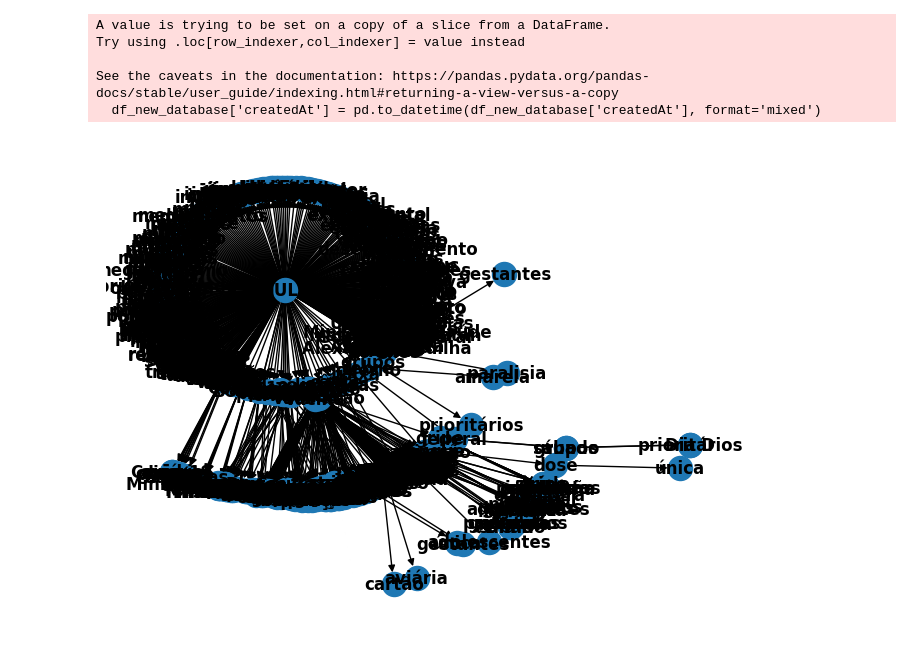
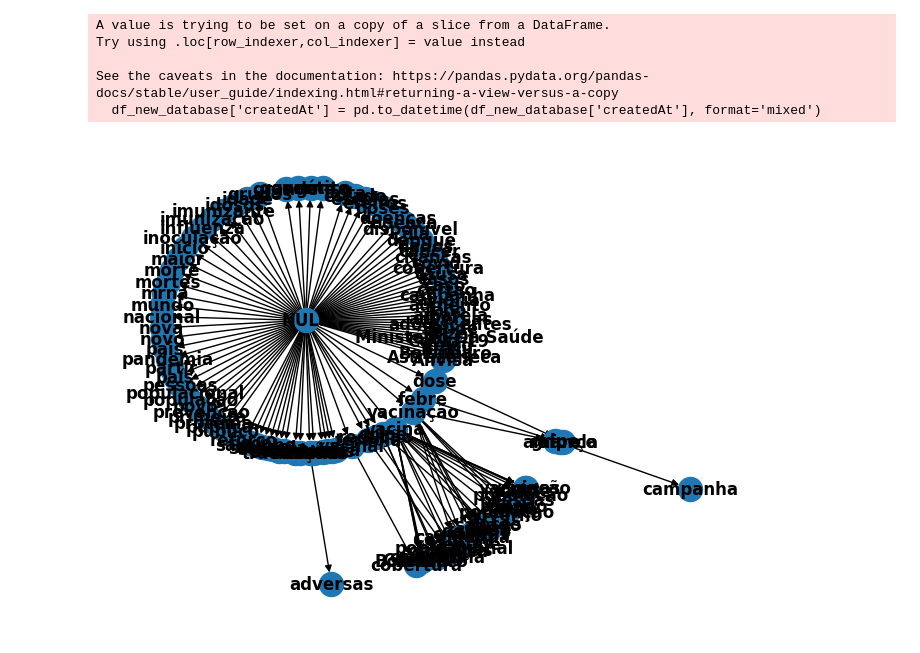
Before and after one commit to luiza-bolonha/Pre-Processing-ToR, a Jupyter notebook: main_tweet.ipynb, the cells around one changed output. Drawn from its saved outputs; the diff is of its cells as text; code cells hidden in the pictures.

```diff
--- a/main_tweet.ipynb
+++ b/main_tweet.ipynb
@@ -228,12 +228,12 @@ with open('datasets/database_2025.csv', encoding='utf-8') as f:
 # %%
 from trieofrules import trieofrules
 
 #supported algorithms: FP-max, FP-growth, Apriori
-TOR = trieofrules(data = resultado, alg='Apriori', min_support=0.003)
+TOR = trieofrules(data = resultado, alg='Apriori', min_support=0.01)
 TOR.draw()
 TOR.save_graph(filename = 'outputs/database_2025.graphml')
 # %% [output]
-[figure, old version]
+[figure, new version]
 # %%
 import networkx as nx
 
```
Also changed, not shown: parts of 1 cell of this notebook, 1 other file.
